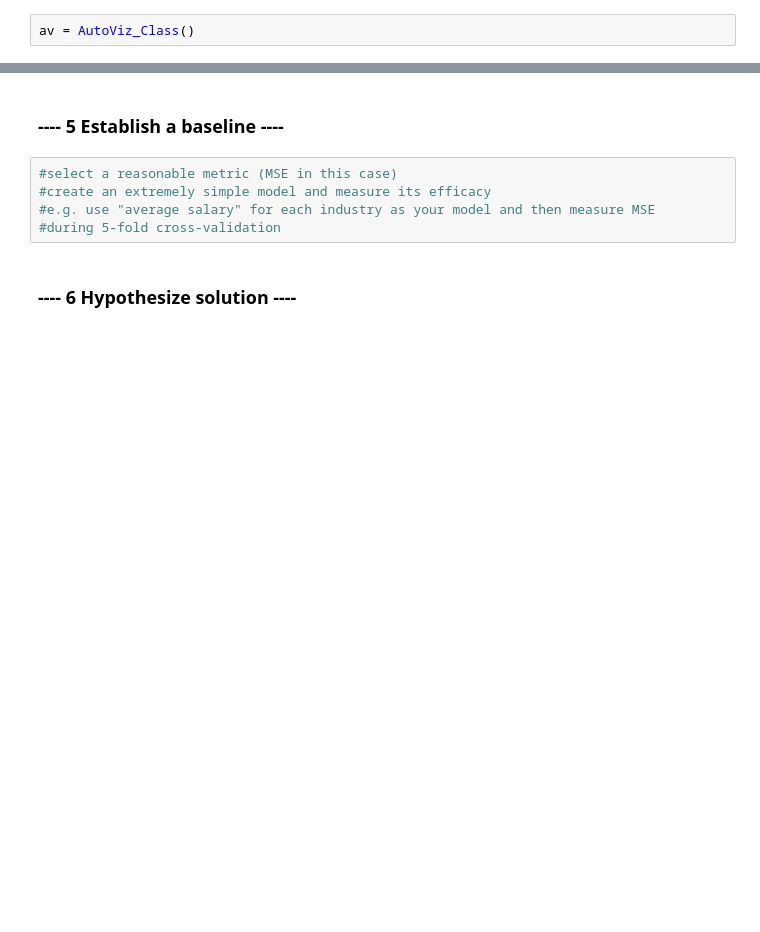
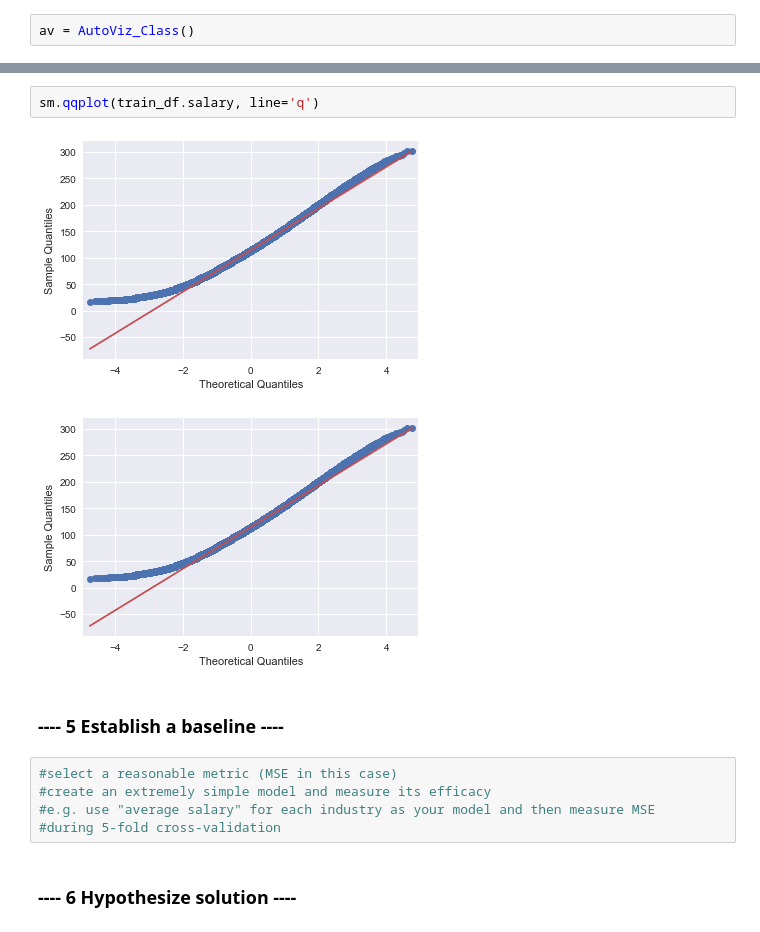
Before and after one commit to anthonywong611/salary_prediction_DS, a Jupyter notebook: Salary_Prediction_Project.ipynb, the cells around one changed output, grey strips where cells are left out. Saved outputs shown, nothing was run; the diff lists cells and outputs as text; blank space fills up the shorter version.

```diff
--- a/Salary_Prediction_Project.ipynb
+++ b/Salary_Prediction_Project.ipynb
@@ -145,3 +191,8 @@ Time to run AutoViz (in seconds) = 14.748
+# %%
+sm.qqplot(train_df.salary, line='q')
+# %% [output]
+[figure, added]
+[figure, added]
 # %% [markdown]
 ### ---- 5 Establish a baseline ----
 # %%
```
Also changed, not shown: parts of 7 cells of this notebook.
